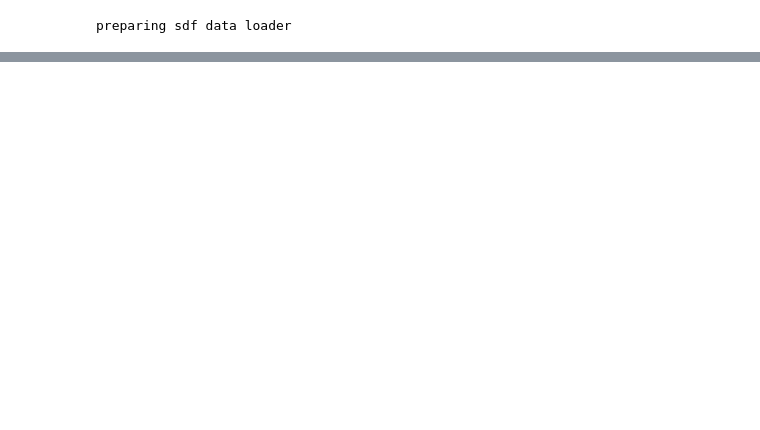
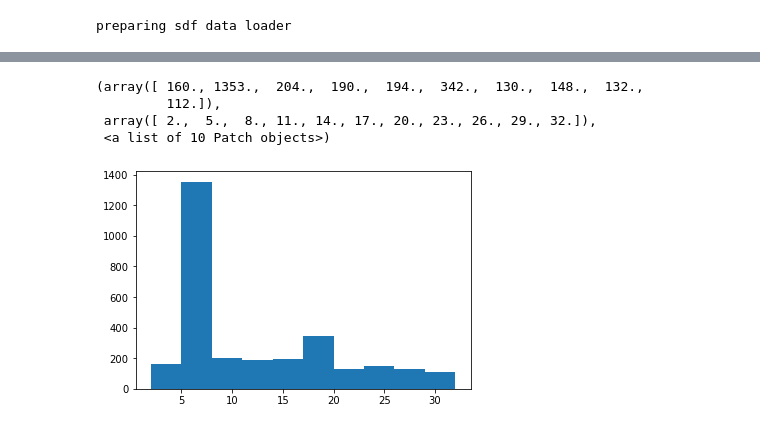
Before and after one commit to amaleki2/sdf-predict-graph, a Jupyter notebook: runs.ipynb, the cells around one changed output, grey strips where cells are left out. Cells and saved outputs as stored; diff of their text form; code cells hidden in the pictures; blank space fills up the shorter version.

```diff
--- a/runs.ipynb
+++ b/runs.ipynb
@@ -35,0 +92,6 @@ plot_results_over_line(model, train_data, save_name="name")
+# %%
+data_folder = "data2/dataset_5/graph1/"
+train_data = get_sdf_data_loader(n_objects, data_folder, 1, edge_weight=edge_weight)
+for d in train_data:
+    print(d)
+    break
@@ -35,0 +111,15 @@ plot_results_over_line(model, train_data, save_name="name")
+# %%
+from scipy.sparse import coo_matrix
+edges = d.edge_index.numpy()
+n_edges = edges.shape[1]
+n_nodes = d.x.shape[0]
+# %%
+ee = coo_matrix((np.ones(n_edges), (edges[0, :], edges[1, :])), shape=(n_nodes, n_nodes))
+# %%
+plt.hist(np.sum(ee, axis=0).tolist()[0])
+# %% [output]
+(array([ 160., 1353.,  204.,  190.,  194.,  342.,  130.,  148.,  132.,
+         112.]),
+ array([ 2.,  5.,  8., 11., 14., 17., 20., 23., 26., 29., 32.]),
+ <a list of 10 Patch objects>)
+[figure, added]
```
Also changed, not shown: parts of 20 cells of this notebook, 4 other files.
